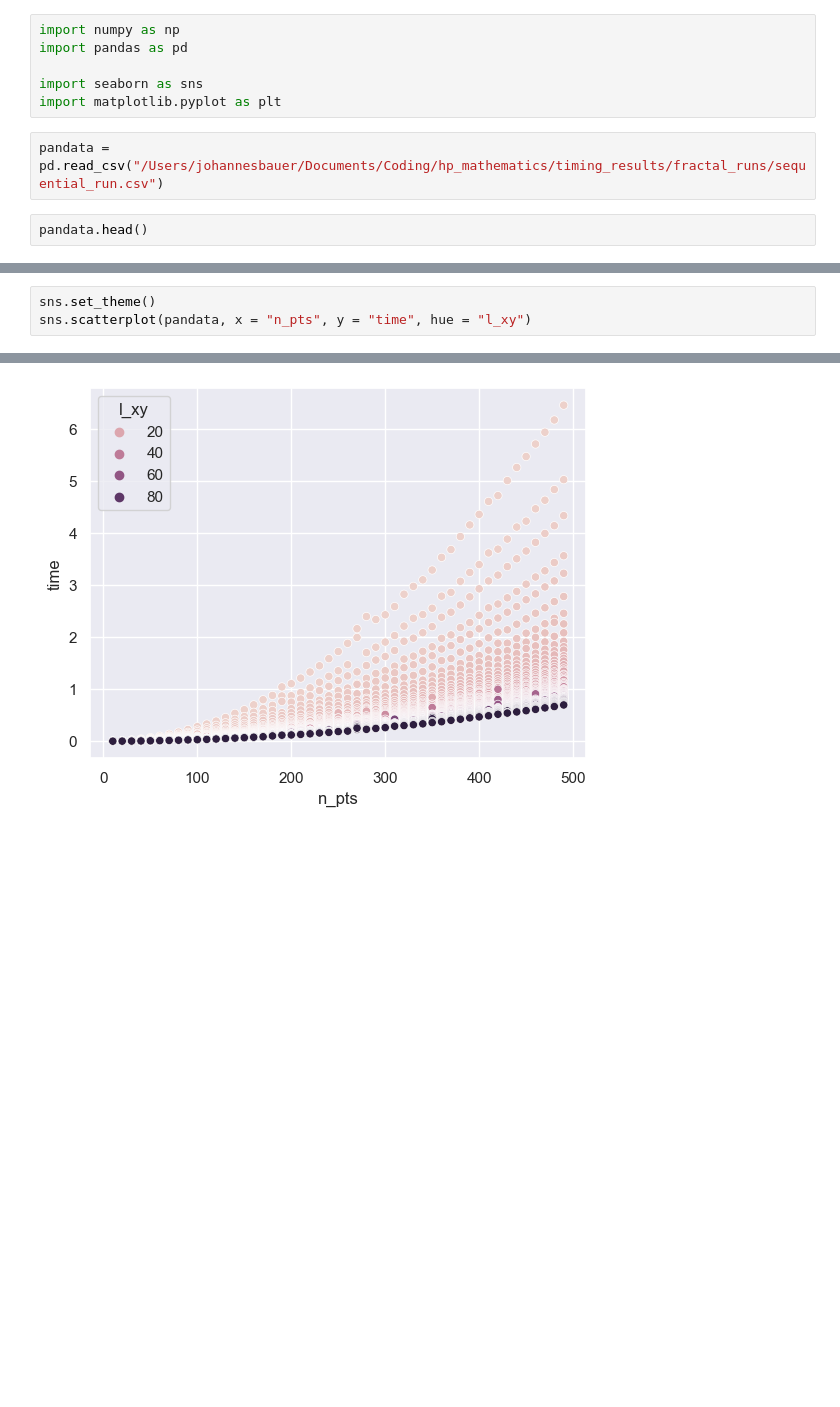
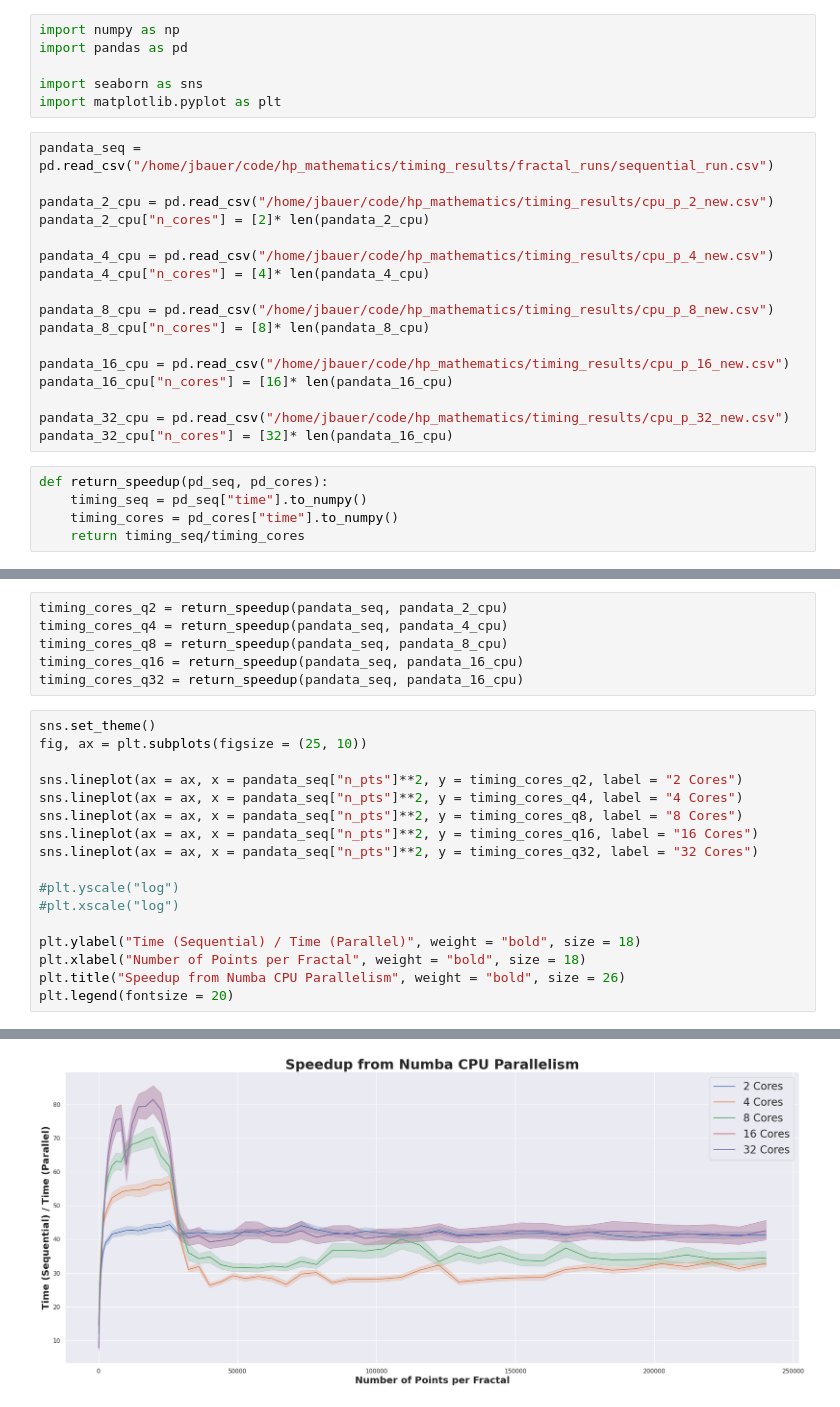
Before and after one commit to john84122/hp_mathematics, a Jupyter notebook: jupyter_notebooks/anlaysis_of_timing.ipynb, the cells around one changed output, grey strips where cells are left out. Cells and saved outputs as stored; diff of their text form; blank space fills up the shorter version.

```diff
--- a/jupyter_notebooks/anlaysis_of_timing.ipynb
+++ b/jupyter_notebooks/anlaysis_of_timing.ipynb
@@ -5,6 +5,24 @@ import pandas as pd
 import seaborn as sns
 import matplotlib.pyplot as plt
 # %%
-pandata = pd.read_csv("/Users/johannesbauer/Documents/Coding/hp_mathematics/timing_results/fractal_runs/sequential_run.csv")
+pandata_seq = pd.read_csv("/home/jbauer/code/hp_mathematics/timing_results/fractal_runs/sequential_run.csv")
+
+pandata_2_cpu = pd.read_csv("/home/jbauer/code/hp_mathematics/timing_results/cpu_p_2_new.csv")
+pandata_2_cpu["n_cores"] = [2]* len(pandata_2_cpu)
+
+pandata_4_cpu = pd.read_csv("/home/jbauer/code/hp_mathematics/timing_results/cpu_p_4_new.csv")
+pandata_4_cpu["n_cores"] = [4]* len(pandata_4_cpu)
+
+pandata_8_cpu = pd.read_csv("/home/jbauer/code/hp_mathematics/timing_results/cpu_p_8_new.csv")
+pandata_8_cpu["n_cores"] = [8]* len(pandata_8_cpu)
+
+pandata_16_cpu = pd.read_csv("/home/jbauer/code/hp_mathematics/timing_results/cpu_p_16_new.csv")
+pandata_16_cpu["n_cores"] = [16]* len(pandata_16_cpu)
+
+pandata_32_cpu = pd.read_csv("/home/jbauer/code/hp_mathematics/timing_results/cpu_p_32_new.csv")
+pandata_32_cpu["n_cores"] = [32]* len(pandata_16_cpu)
 # %%
-pandata.head()
+def return_speedup(pd_seq, pd_cores):
+    timing_seq = pd_seq["time"].to_numpy()
+    timing_cores = pd_cores["time"].to_numpy()
+    return timing_seq/timing_cores
@@ -18,4 +29,24 @@ pandata.head()
+# %%
+timing_cores_q2 = return_speedup(pandata_seq, pandata_2_cpu)
+timing_cores_q4 = return_speedup(pandata_seq, pandata_4_cpu)
+timing_cores_q8 = return_speedup(pandata_seq, pandata_8_cpu)
+timing_cores_q16 = return_speedup(pandata_seq, pandata_16_cpu)
+timing_cores_q32 = return_speedup(pandata_seq, pandata_16_cpu)
 # %%
 sns.set_theme()
-sns.scatterplot(pandata, x = "n_pts", y = "time", hue = "l_xy")
+fig, ax = plt.subplots(figsize = (25, 10))
+
+sns.lineplot(ax = ax, x = pandata_seq["n_pts"]**2, y = timing_cores_q2, label = "2 Cores")
+sns.lineplot(ax = ax, x = pandata_seq["n_pts"]**2, y = timing_cores_q4, label = "4 Cores")
+sns.lineplot(ax = ax, x = pandata_seq["n_pts"]**2, y = timing_cores_q8, label = "8 Cores")
+sns.lineplot(ax = ax, x = pandata_seq["n_pts"]**2, y = timing_cores_q16, label = "16 Cores")
+sns.lineplot(ax = ax, x = pandata_seq["n_pts"]**2, y = timing_cores_q32, label = "32 Cores")
+
+#plt.yscale("log")
+#plt.xscale("log")
+
+plt.ylabel("Time (Sequential) / Time (Parallel)", weight = "bold", size = 18)
+plt.xlabel("Number of Points per Fractal", weight = "bold", size = 18)
+plt.title("Speedup from Numba CPU Parallelism", weight = "bold", size = 26)
+plt.legend(fontsize = 20)
 # %% [output]
@@ -23 +54 @@ sns.scatterplot(pandata, x = "n_pts", y = "time", hue = "l_xy")
-[figure, old version]
+[figure, new version]
```
Also changed, not shown: parts of 6 cells of this notebook, 22 other files.
